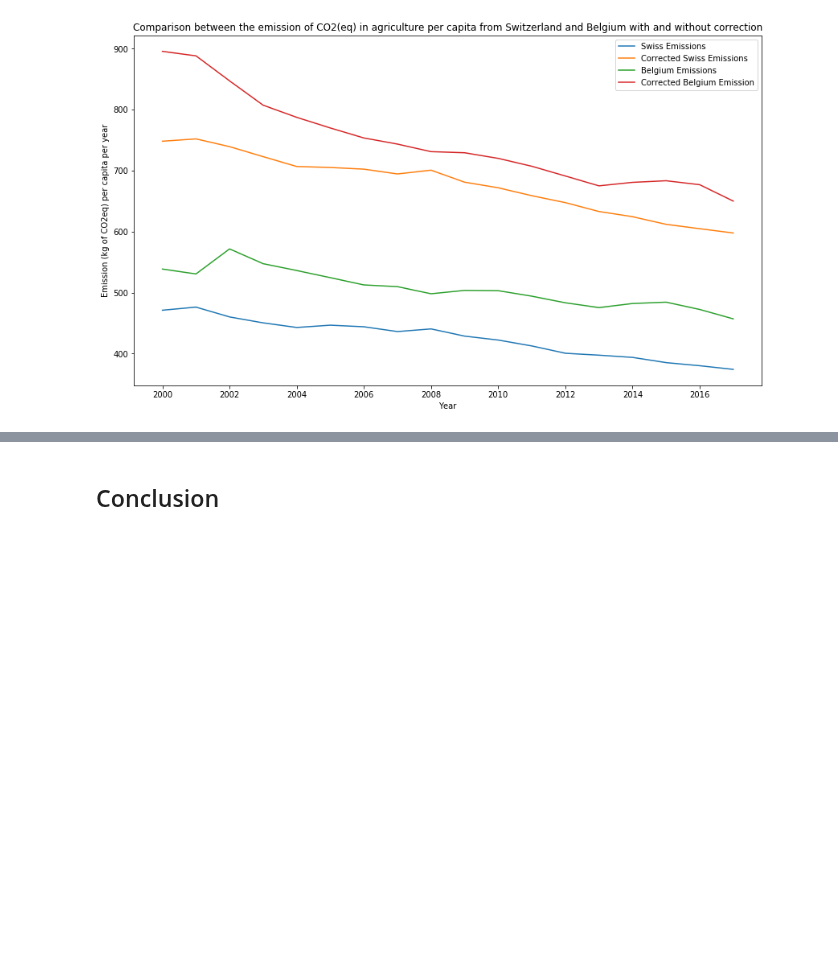
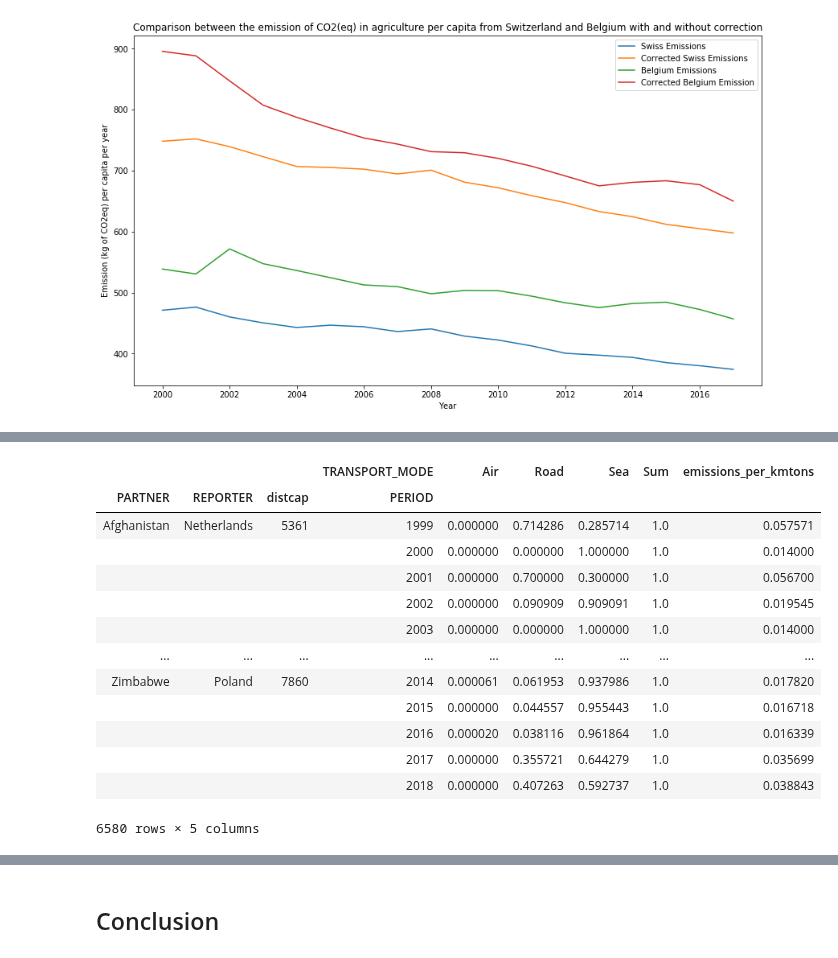
Before and after one commit to Lambo97/ADAProject, a Jupyter notebook: src/Final.ipynb, the cells around one changed output, grey strips where cells are left out. Drawn from its saved outputs; the diff is of its cells as text; code cells hidden in the pictures; blank space fills up the shorter version.

```diff
--- a/src/Final.ipynb
+++ b/src/Final.ipynb
@@ -1379,0 +1352,5 @@ plt.show()
+# %%
+# Read transport data
+
+transport = pd.read_csv(GENERATED_DATA_PATH+'transport_emission_final.csv', index_col=0)
+transport.head()
@@ -1379,0 +1411,3 @@ plt.show()
+# %%
+# Emissions in Gigagrams of CO2 per tons per km
+emissions_transport = {'Sea':0.014,'Rail':0.018,'Road':0.075,'Air':0.69}
@@ -1379,0 +1420,17 @@ plt.show()
+# %%
+transport
+# %% [output]
+|  |  |  | TRANSPORT_MODE | Air | Road | Sea | Sum | emissions_per_kmtons |
+| PARTNER | REPORTER | distcap | PERIOD |  |  |  |  |  |
+| Afghanistan | Netherlands | 5361 | 1999 | 0.000000 | 0.714286 | 0.285714 | 1.0 | 0.057571 |
+|  |  |  | 2000 | 0.000000 | 0.000000 | 1.000000 | 1.0 | 0.014000 |
+|  |  |  | 2001 | 0.000000 | 0.700000 | 0.300000 | 1.0 | 0.056700 |
+|  |  |  | 2002 | 0.000000 | 0.090909 | 0.909091 | 1.0 | 0.019545 |
+|  |  |  | 2003 | 0.000000 | 0.000000 | 1.000000 | 1.0 | 0.014000 |
+| ... | ... | ... | ... | ... | ... | ... | ... | ... |
+| Zimbabwe | Poland | 7860 | 2014 | 0.000061 | 0.061953 | 0.937986 | 1.0 | 0.017820 |
+|  |  |  | 2015 | 0.000000 | 0.044557 | 0.955443 | 1.0 | 0.016718 |
+|  |  |  | 2016 | 0.000020 | 0.038116 | 0.961864 | 1.0 | 0.016339 |
+|  |  |  | 2017 | 0.000000 | 0.355721 | 0.644279 | 1.0 | 0.035699 |
+|  |  |  | 2018 | 0.000000 | 0.407263 | 0.592737 | 1.0 | 0.038843 |
+6580 rows × 5 columns
```
Also changed, not shown: parts of 21 cells of this notebook, 5 other files.
